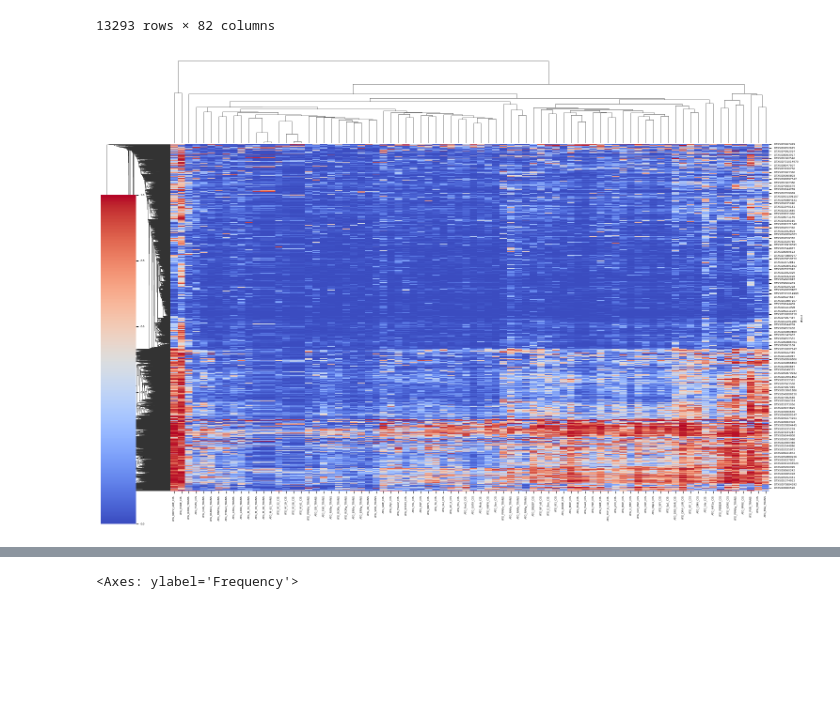
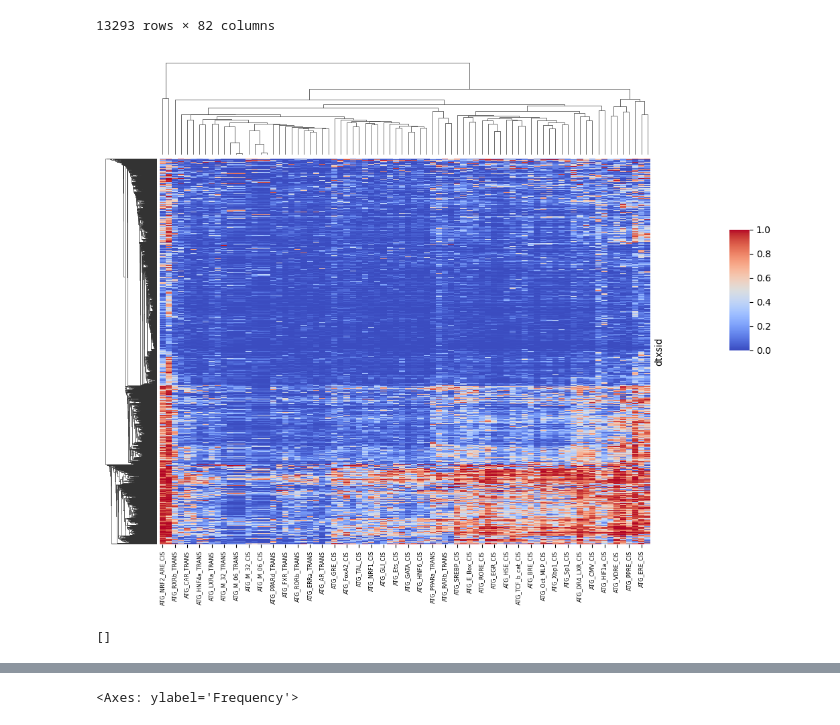
Before and after one commit to patlewig/tsca_categories, a Jupyter notebook: notebooks/17_GCNN.ipynb, the cells around one changed output, grey strips where cells are left out. Drawn from its saved outputs; the diff is of its cells as text; code cells hidden in the pictures; blank space fills up the shorter version.

```diff
--- a/notebooks/17_GCNN.ipynb
+++ b/notebooks/17_GCNN.ipynb
@@ -91,9 +85,12 @@ atg_grp = atg_grp.set_index('dtxsid')
 #atg_grp
 # %%
 
-sns.clustermap(atg_grp.iloc[:, 1:-3], cmap='coolwarm', figsize=(15, 10), dendrogram_ratio=(.1, .2), cbar_pos=(0, 0, 0.05, 0.7))
+ax =sns.clustermap(atg_grp.iloc[:, 1:-3], cmap='coolwarm', figsize=(10, 9), linecolor = 'white',dendrogram_ratio=(.1, .2), cbar_kws={"shrink": 0.5 }, cbar_pos=(0.95, .5, .03, .2))
+#ax.ax_cbar.set_ylabel("prob-hit",size=8)
+ax.ax_heatmap.set_yticks([])
+ax.ax_heatmap.set_xticklabels(ax.ax_heatmap.get_xmajorticklabels(), fontsize = 6) ;
+#plt.setp(ax.ax_heatmap.yaxis.get_majorticklabels(), fontsize=8);
 
 # Adjust font size
-plt.rcParams.update({'font.size': 8})
 # %% [output]
-[figure, old version]
+[figure, new version]
@@ -99,0 +127,4 @@ plt.rcParams.update({'font.size': 8})
+# %%
+[len(e) for e in mylst]
+# %% [output]
+[]
```
Also changed, not shown: parts of 12 cells of this notebook, 5 other files.
